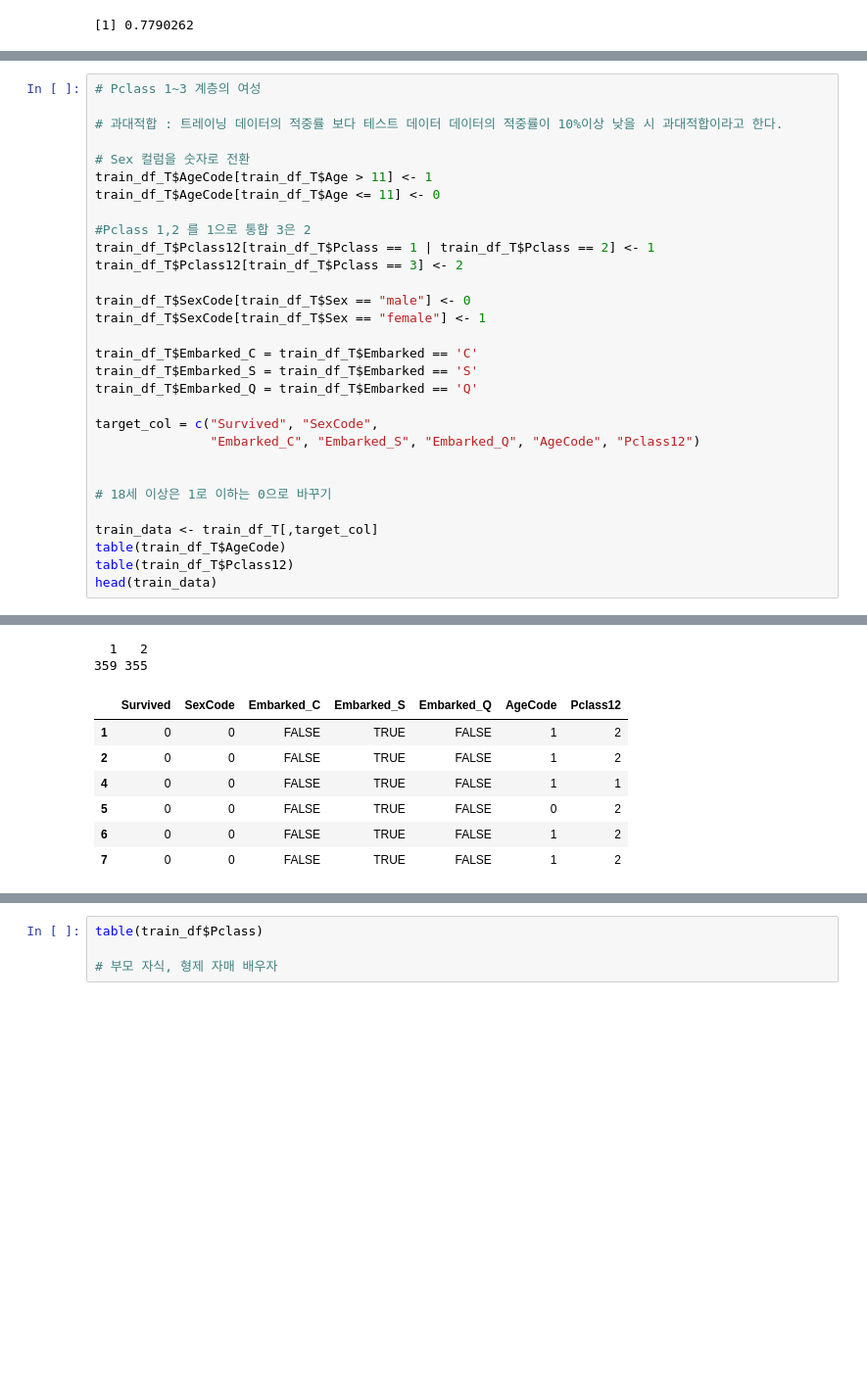
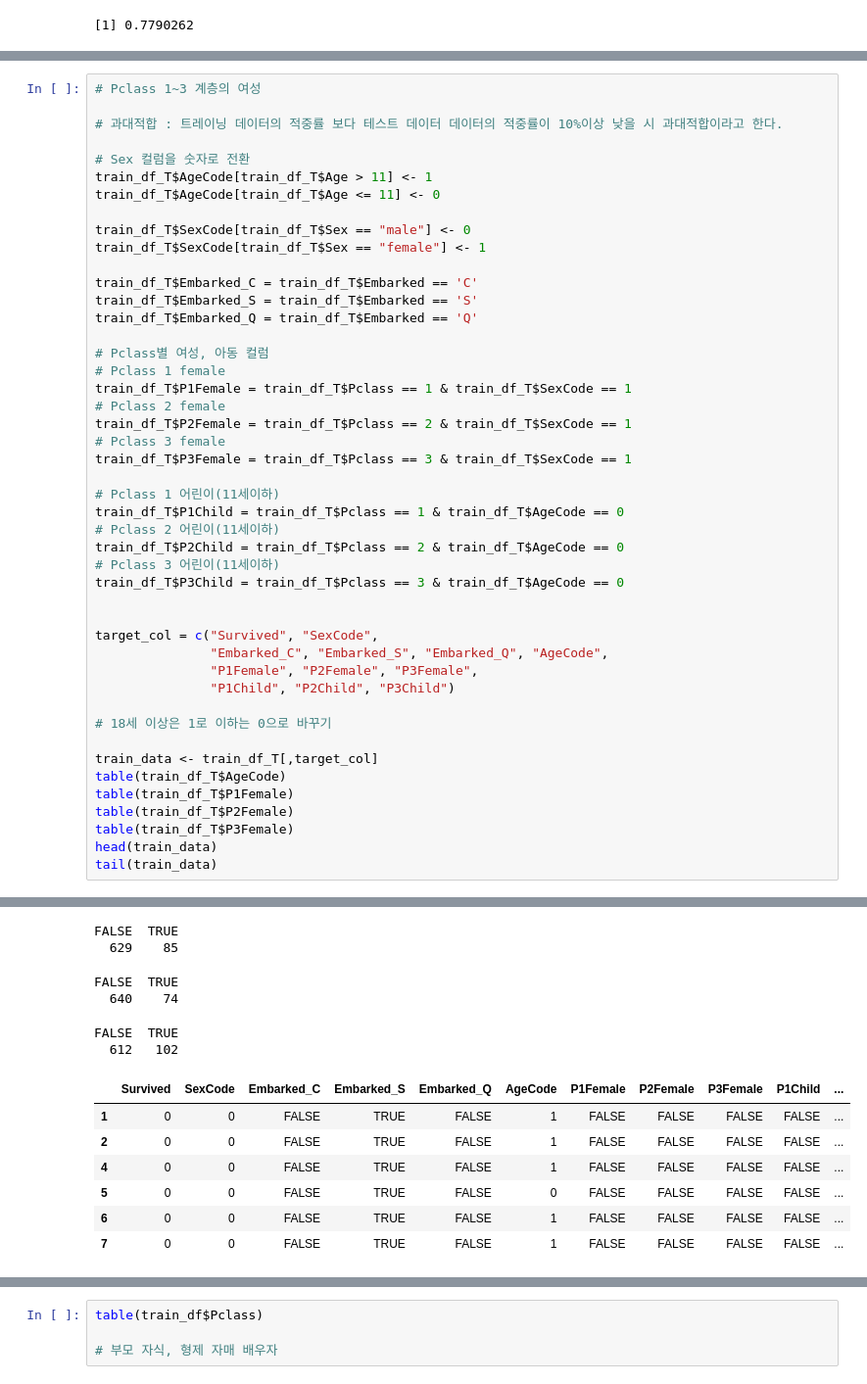
Before and after one commit to jjhwnn/R_Programming, a Jupyter notebook: 24. 타이타닉 데이터를 활용한 탑승자의 생사여부 예측.ipynb, the cells around one changed output, grey strips where cells are left out. Shown: that part at 98% size. Cells and saved outputs as stored; diff of their text form; blank space fills up the shorter version.

```diff
--- a/24. 타이타닉 데이터를 활용한 탑승자의 생사여부 예측.ipynb
+++ b/24. 타이타닉 데이터를 활용한 탑승자의 생사여부 예측.ipynb
@@ -1047,42 +1049,62 @@ sum(is.na(train_df_T))
 # %%
 # Pclass 1~3 계층의 여성
 
 # 과대적합 : 트레이닝 데이터의 적중률 보다 테스트 데이터 데이터의 적중률이 10%이상 낮을 시 과대적합이라고 한다.
 
 # Sex 컬럼을 숫자로 전환
 train_df_T$AgeCode[train_df_T$Age > 11] <- 1
 train_df_T$AgeCode[train_df_T$Age <= 11] <- 0
 
-#Pclass 1,2 를 1으로 통합 3은 2
-train_df_T$Pclass12[train_df_T$Pclass == 1 | train_df_T$Pclass == 2] <- 1
-train_df_T$Pclass12[train_df_T$Pclass == 3] <- 2
-
 train_df_T$SexCode[train_df_T$Sex == "male"] <- 0
 train_df_T$SexCode[train_df_T$Sex == "female"] <- 1
 
 train_df_T$Embarked_C = train_df_T$Embarked == 'C'
 train_df_T$Embarked_S = train_df_T$Embarked == 'S'
 train_df_T$Embarked_Q = train_df_T$Embarked == 'Q'
 
+# Pclass별 여성, 아동 컬럼
+# Pclass 1 female
+train_df_T$P1Female = train_df_T$Pclass == 1 & train_df_T$SexCode == 1
+# Pclass 2 female
+train_df_T$P2Female = train_df_T$Pclass == 2 & train_df_T$SexCode == 1
+# Pclass 3 female
+train_df_T$P3Female = train_df_T$Pclass == 3 & train_df_T$SexCode == 1
+
+# Pclass 1 어린이(11세이하)
+train_df_T$P1Child = train_df_T$Pclass == 1 & train_df_T$AgeCode == 0
+# Pclass 2 어린이(11세이하)
+train_df_T$P2Child = train_df_T$Pclass == 2 & train_df_T$AgeCode == 0
+# Pclass 3 어린이(11세이하)
+train_df_T$P3Child = train_df_T$Pclass == 3 & train_df_T$AgeCode == 0
+
+
 target_col = c("Survived", "SexCode",
-               "Embarked_C", "Embarked_S", "Embarked_Q", "AgeCode", "Pclass12")
-
+               "Embarked_C", "Embarked_S", "Embarked_Q", "AgeCode",
+               "P1Female", "P2Female", "P3Female",
+               "P1Child", "P2Child", "P3Child")
 
 # 18세 이상은 1로 이하는 0으로 바꾸기
 
 train_data <- train_df_T[,target_col]
 table(train_df_T$AgeCode)
-table(train_df_T$Pclass12)
+table(train_df_T$P1Female)
+table(train_df_T$P2Female)
+table(train_df_T$P3Female)
 head(train_data)
+tail(train_data)
 # %% [output]
   0   1
  68 646
-  1   2
-359 355
+FALSE  TRUE
+  629    85
+FALSE  TRUE
+  640    74
+FALSE  TRUE
+  612   102
-|  | Survived | SexCode | Embarked_C | Embarked_S | Embarked_Q | AgeCode | Pclass12 |
-| 1 | 0 | 0 | FALSE | TRUE | FALSE | 1 | 2 |
-| 2 | 0 | 0 | FALSE | TRUE | FALSE | 1 | 2 |
-| 4 | 0 | 0 | FALSE | TRUE | FALSE | 1 | 1 |
-| 5 | 0 | 0 | FALSE | TRUE | FALSE | 0 | 2 |
-| 6 | 0 | 0 | FALSE | TRUE | FALSE | 1 | 2 |
-| 7 | 0 | 0 | FALSE | TRUE | FALSE | 1 | 2 |
+|  | Survived | SexCode | Embarked_C | Embarked_S | Embarked_Q | AgeCode | P1Female | P2Female | P3Female | P1Child | ... |
+| 1 | 0 | 0 | FALSE | TRUE | FALSE | 1 | FALSE | FALSE | FALSE | FALSE | ... |
+| 2 | 0 | 0 | FALSE | TRUE | FALSE | 1 | FALSE | FALSE | FALSE | FALSE | ... |
+| 4 | 0 | 0 | FALSE | TRUE | FALSE | 1 | FALSE | FALSE | FALSE | FALSE | ... |
+| 5 | 0 | 0 | FALSE | TRUE | FALSE | 0 | FALSE | FALSE | FALSE | FALSE | ... |
+| 6 | 0 | 0 | FALSE | TRUE | FALSE | 1 | FALSE | FALSE | FALSE | FALSE | ... |
+| 7 | 0 | 0 | FALSE | TRUE | FALSE | 1 | FALSE | FALSE | FALSE | FALSE | ... |
```
Also changed, not shown: parts of 40 cells of this notebook.
